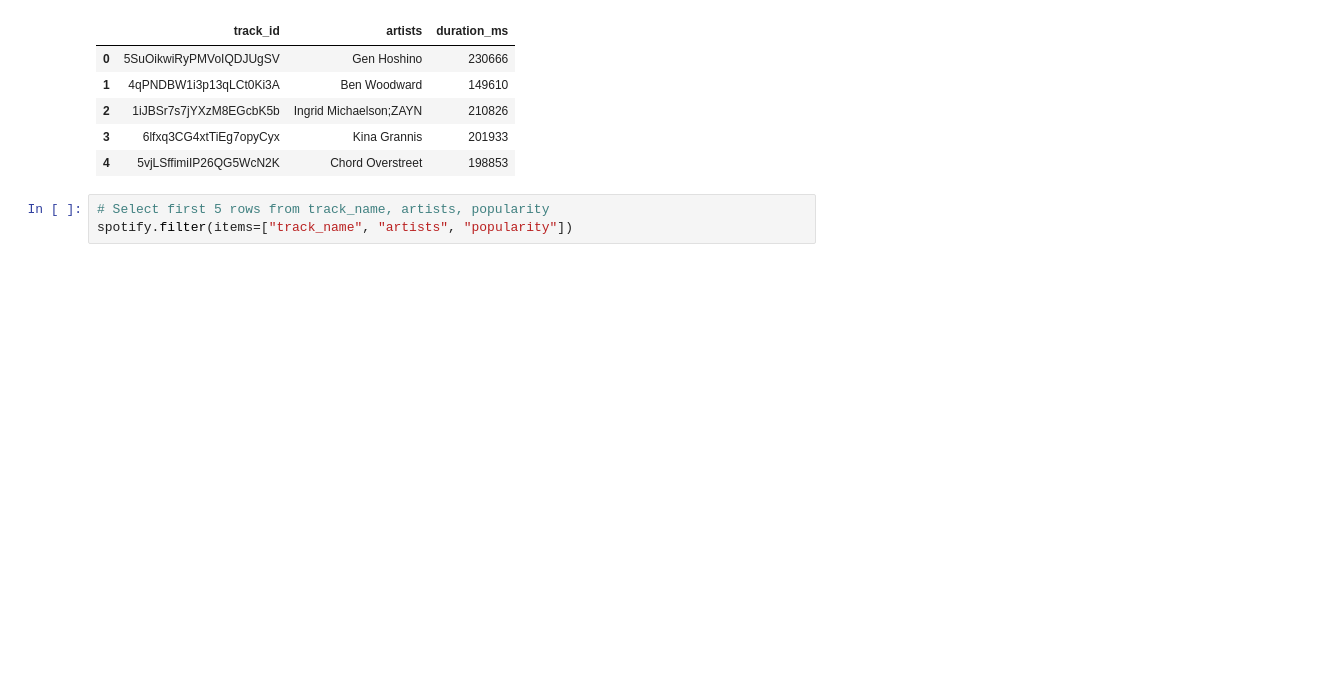
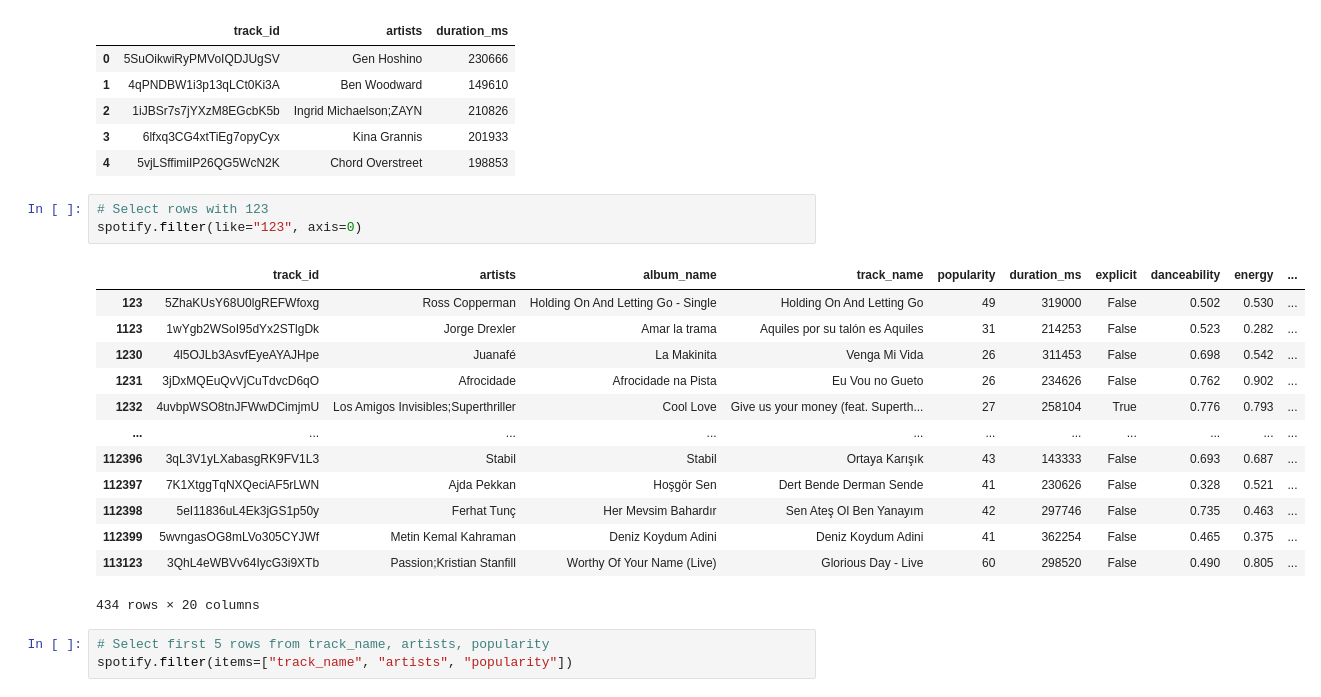
Before and after one commit to svarong-port/code-for-articles, a Jupyter notebook: article_pandas_fundamentals/article_pandas_fundamentals.ipynb, the cells around one changed output. Drawn from its saved outputs; the diff is of its cells as text; blank space fills up the shorter version.

Commit message:
Add a .filter(like) example

```diff
--- a/article_pandas_fundamentals/article_pandas_fundamentals.ipynb
+++ b/article_pandas_fundamentals/article_pandas_fundamentals.ipynb
@@ -230,6 +230,23 @@ spotify.iloc[0:5, [0, 1, 5]]
 | 2 | 1iJBSr7s7jYXzM8EGcbK5b | Ingrid Michaelson;ZAYN | 210826 |
 | 3 | 6lfxq3CG4xtTiEg7opyCyx | Kina Grannis | 201933 |
 | 4 | 5vjLSffimiIP26QG5WcN2K | Chord Overstreet | 198853 |
+# %%
+# Select rows with 123
+spotify.filter(like="123", axis=0)
+# %% [output]
+|  | track_id | artists | album_name | track_name | popularity | duration_ms | explicit | danceability | energy | ... |
+| 123 | 5ZhaKUsY68U0lgREFWfoxg | Ross Copperman | Holding On And Letting Go - Single | Holding On And Letting Go | 49 | 319000 | False | 0.502 | 0.530 | ... |
+| 1123 | 1wYgb2WSoI95dYx2STlgDk | Jorge Drexler | Amar la trama | Aquiles por su talón es Aquiles | 31 | 214253 | False | 0.523 | 0.282 | ... |
+| 1230 | 4l5OJLb3AsvfEyeAYAJHpe | Juanafé | La Makinita | Venga Mi Vida | 26 | 311453 | False | 0.698 | 0.542 | ... |
+| 1231 | 3jDxMQEuQvVjCuTdvcD6qO | Afrocidade | Afrocidade na Pista | Eu Vou no Gueto | 26 | 234626 | False | 0.762 | 0.902 | ... |
+| 1232 | 4uvbpWSO8tnJFWwDCimjmU | Los Amigos Invisibles;Superthriller | Cool Love | Give us your money (feat. Superth... | 27 | 258104 | True | 0.776 | 0.793 | ... |
+| ... | ... | ... | ... | ... | ... | ... | ... | ... | ... | ... |
+| 112396 | 3qL3V1yLXabasgRK9FV1L3 | Stabil | Stabil | Ortaya Karışık | 43 | 143333 | False | 0.693 | 0.687 | ... |
+| 112397 | 7K1XtggTqNXQeciAF5rLWN | Ajda Pekkan | Hoşgör Sen | Dert Bende Derman Sende | 41 | 230626 | False | 0.328 | 0.521 | ... |
+| 112398 | 5eI11836uL4Ek3jGS1p50y | Ferhat Tunç | Her Mevsim Bahardır | Sen Ateş Ol Ben Yanayım | 42 | 297746 | False | 0.735 | 0.463 | ... |
+| 112399 | 5wvngasOG8mLVo305CYJWf | Metin Kemal Kahraman | Deniz Koydum Adini | Deniz Koydum Adini | 41 | 362254 | False | 0.465 | 0.375 | ... |
+| 113123 | 3QhL4eWBVv64IycG3i9XTb | Passion;Kristian Stanfill | Worthy Of Your Name (Live) | Glorious Day - Live | 60 | 298520 | False | 0.490 | 0.805 | ... |
+434 rows × 20 columns
 # %%
 # Select first 5 rows from track_name, artists, popularity
 spotify.filter(items=["track_name", "artists", "popularity"])
```
